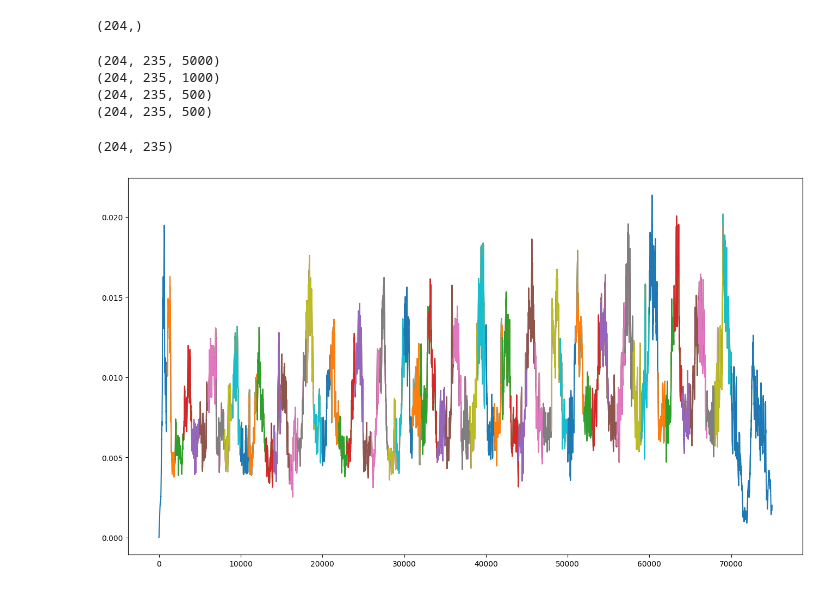
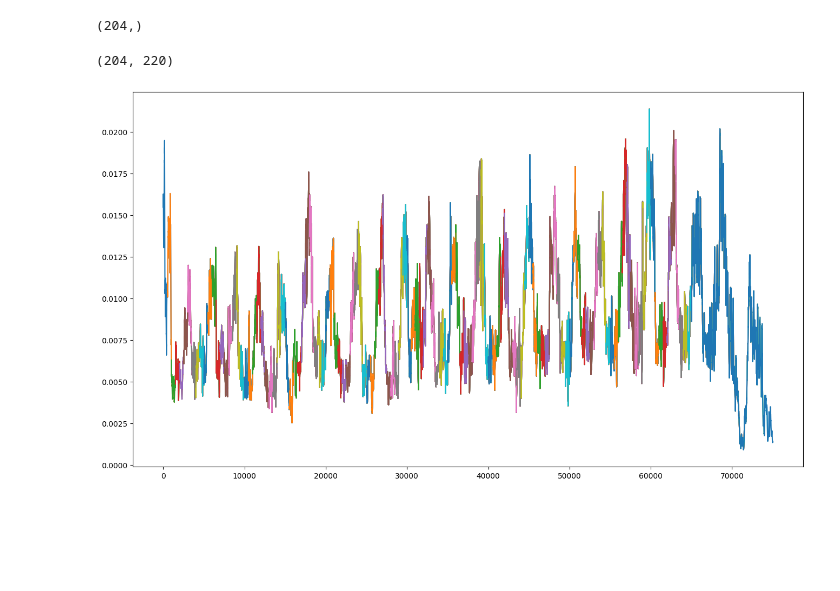
Before and after one commit to gkouretas/ros2_ws, a Jupyter notebook: train_model.ipynb, the cells around one changed output. Drawn from its saved outputs; the diff is of its cells as text; code cells hidden in the pictures; blank space fills up the shorter version.

```diff
--- a/train_model.ipynb
+++ b/train_model.ipynb
@@ -23,3 +27,10 @@ data.shape, labels.shape
+# %%
+MASK_VALUE = 0.0
+WINDOW_SIZE_SEC = 10.0
+STRIDE_SEC = 0.5
+MAX_PREDICTED_LENGTH_SEC = 120.0
+USE_CUSTOM_WEIGHTS = False
+USE_CONV_LAYERS = True
 # %%
 SAMPLING_RATE_EMG = 1. / 1000
 SAMPLING_RATE_BPM = 1. / 200
@@ -206,32 +305,42 @@ combined_labels.shape
 # %% [output]
 (204,)
 # %%
-mask_value = -10.
 inputs = {}
+
 for i, Ts in enumerate(sampling_rates[:-1]):
-    inputs[signals[i]] = FatigueClassifierConstructor.preprocess_signal(combined_data[..., i], fs=1/Ts, window_size=5, stride=1, max_duration_sec=240, pad_value=mask_value)
-    print(inputs[signals[i]].shape)
+    inputs[signals[i]] = FatigueClassifier.preprocess_signal(
+        combined_data[..., i],
+        fs=1/Ts,
+        window_size=WINDOW_SIZE_SEC,
+        stride=STRIDE_SEC,
+        max_duration_sec=MAX_PREDICTED_LENGTH_SEC,
+        pad_value=MASK_VALUE
+    )
 
-outputs = FatigueClassifierConstructor.preprocess_labels(combined_labels, fs=1000, window_size=5, stride=1, max_duration_sec=240, pad_value=mask_value)
+outputs = FatigueClassifier.preprocess_labels(
+    combined_labels,
+    fs=1000,
+    window_size=WINDOW_SIZE_SEC,
+    stride=STRIDE_SEC,
+    max_duration_sec=MAX_PREDICTED_LENGTH_SEC,
+    pad_value=MASK_VALUE
+)
+
 outputs.shape
 # %% [output]
-(204, 235, 5000)
-(204, 235, 1000)
-(204, 235, 500)
-(204, 235, 500)
+(204, 220)
-(204, 235)
 # %%
 %matplotlib inline
 fig = plt.figure(figsize=(16,9))
 ax = fig.add_subplot(111)
 i = 0
-window = 5000
-stride = 1000
+window = WINDOW_SIZE_SEC*1000
+stride = STRIDE_SEC*1000
 
 for signal in inputs["EMG"][0]:
-    if mask_value in signal: continue
+    if MASK_VALUE in signal: continue
     else:
         ax.plot(np.arange(i, i+window), signal)
         i += stride
 # %% [output]
-[figure, old version]
+[figure, new version]
```
Also changed, not shown: parts of 17 cells of this notebook.
